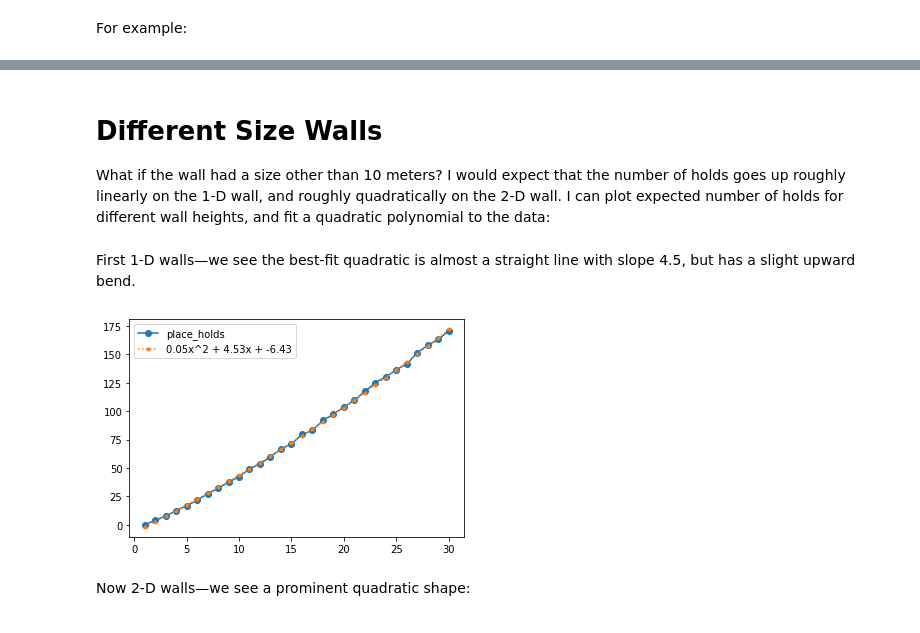
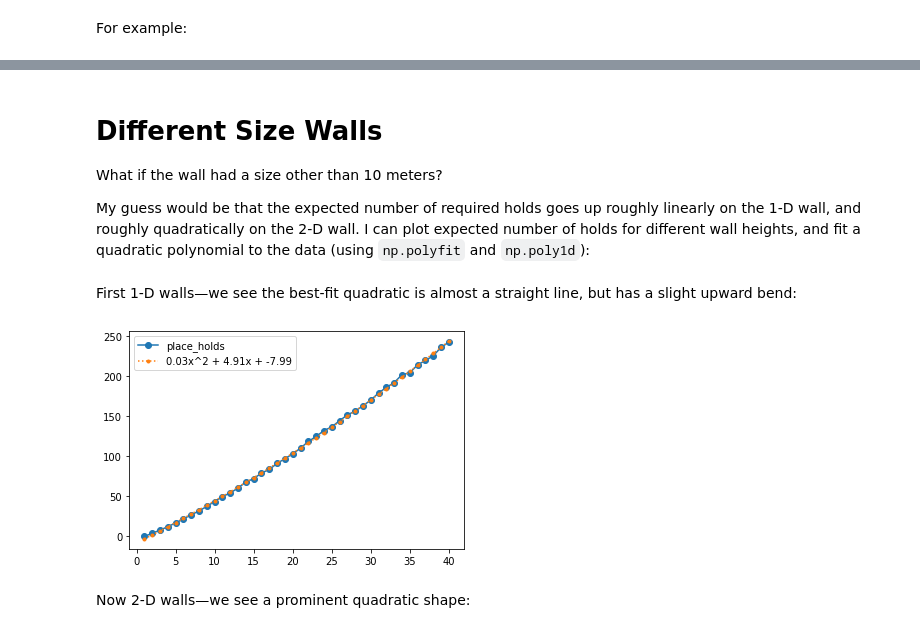
Before and after one commit to norvig/pytudes, a Jupyter notebook: ipynb/ClimbingWall.ipynb, the cells around one changed output, grey strips where cells are left out. Drawn from its saved outputs; the diff is of its cells as text; code cells hidden in the pictures.

```diff
--- a/ipynb/ClimbingWall.ipynb
+++ b/ipynb/ClimbingWall.ipynb
@@ -15,19 +13,19 @@ I'll define `place_holds` as a Monte Carlo simulation that selects uniform rando
 # %%
 import random
-from typing import List
+from typing import List, Tuple, Iterable
 from statistics import mean
 
 def place_holds(top=10) -> List[float]:
-    """Place holds on wall until no gap is more than 1."""
+    """Randomly place holds on wall until no gap is more than 1."""
     holds = [0, top]
     while max(gaps(holds)) > 1:
         holds.append(random.uniform(0, top))
         holds.sort()
     return holds[1:-1] # (not including the bottom and top of the wall)
 
-def gaps(numbers) -> List[float]:
+def gaps(numbers) -> Iterable[float]:
     """The differences between adjacent pairs of sorted numbers."""
-    return [numbers[i] - numbers[i - 1] for i in range(1, len(numbers))]
+    return (numbers[i + 1] - numbers[i] for i in range(len(numbers) - 1))
 # %% [markdown]
 For example:
 # %%
@@ -68,5 +48,5 @@ Now the Monte Carlo algorithm computes the mean number of holds over repeated si
 # %%
-def monte_carlo(fn, *args, repeat=10_000, key=len) -> float:
+def monte_carlo(fn, *args, repeat=50_000, key=len) -> float:
     """Mean value of key(fn(*args)), repeated `repeat` times."""
     return mean(key(fn(*args)) for _ in range(repeat))
 # %%
@@ -176,7 +162,9 @@ for i in range(8):
 # %% [markdown]
 # Different Size Walls
 
-What if the wall had a size other than 10 meters? I would expect that the number of holds goes up roughly linearly on the 1-D wall, and roughly quadratically on the 2-D wall. I can plot expected number of holds for different wall heights, and fit a quadratic polynomial to the data:
+What if the wall had a size other than 10 meters?
+
+My guess would be that the expected number of required holds goes up roughly linearly on the 1-D wall, and roughly quadratically on the 2-D wall. I can plot expected number of holds for different wall heights, and fit a quadratic polynomial to the data (using `np.polyfit` and `np.poly1d`):
 # %%
 import numpy as np
 
@@ -201,9 +190,9 @@ def term(coef, d) -> str:
 # %% [markdown]
-First 1-D walls—we see the best-fit quadratic is almost a straight line with slope 4.5, but has a slight upward bend.
+First 1-D walls—we see the best-fit quadratic is almost a straight line, but has a slight upward bend:
 # %%
-fit(range(1, 31), place_holds);
+fit(range(1, 41), place_holds);
 # %% [output]
-[figure, old version]
+[figure, new version]
 # %% [markdown]
 Now 2-D walls—we see a prominent quadratic shape:
 # %%
```
Also changed, not shown: parts of 20 cells of this notebook.
